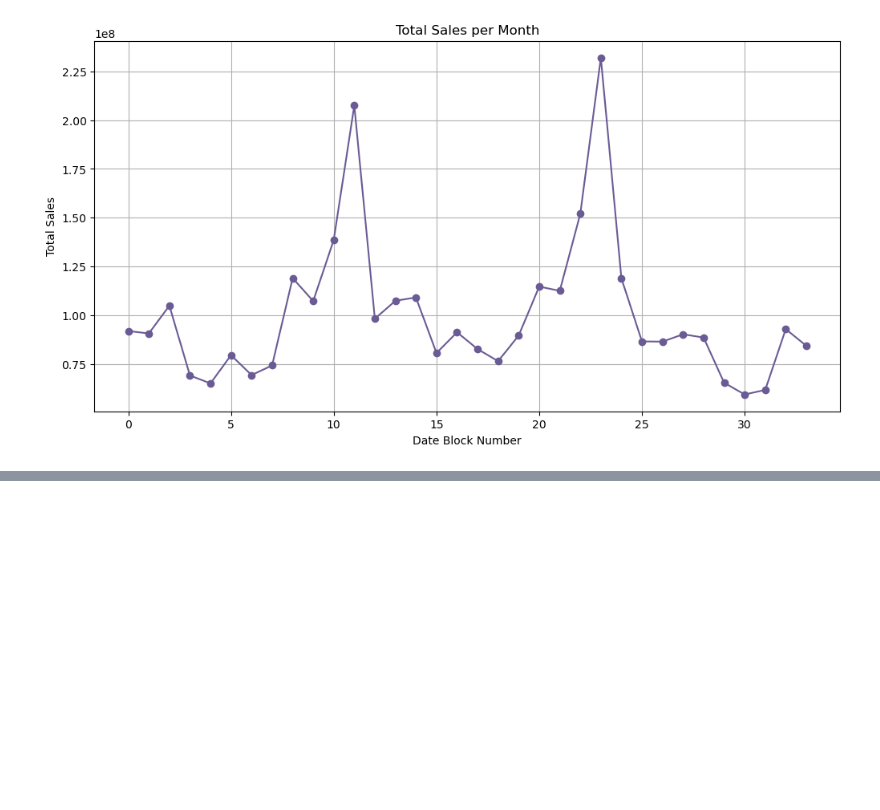
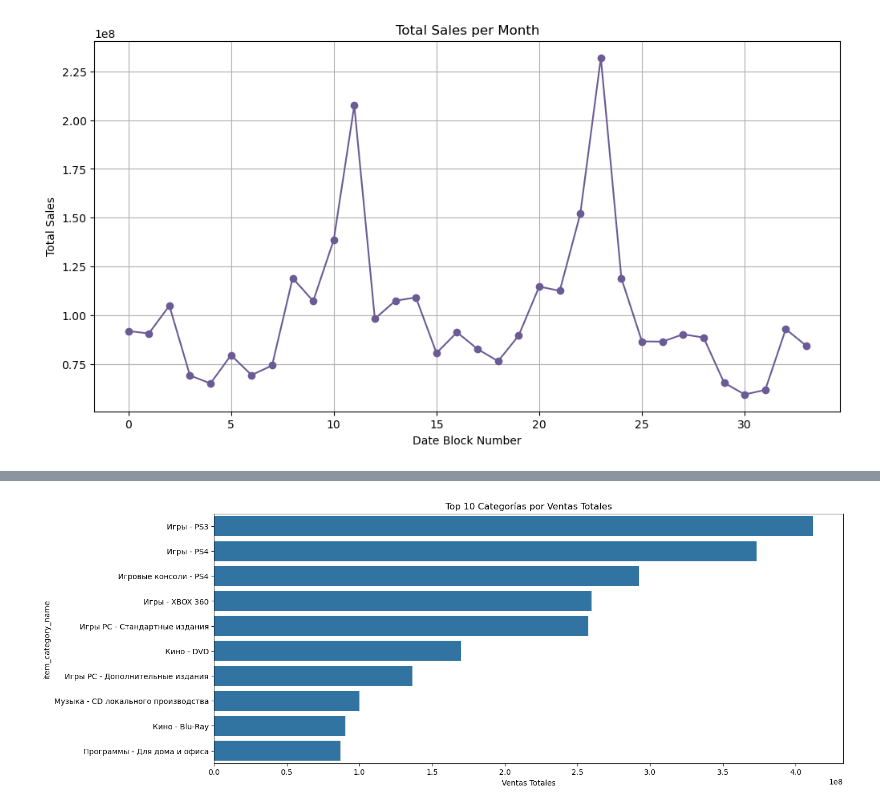
Before and after one commit to davescudero/PDT02, a Jupyter notebook: notebooks/EDA.ipynb, the cells around one changed output, grey strips where cells are left out. Cells and saved outputs as stored; diff of their text form; code cells hidden in the pictures; blank space fills up the shorter version.

```diff
--- a/competencia_scope.ipynb
+++ b/notebooks/EDA.ipynb
@@ -454,0 +635,84 @@ Ventas totales por mes:
+# %%
+# 1. Análisis de Categorías
+
+# Cargar datos de categorías
+items_df = pd.read_csv("/Users/davidescudero/Documents/ITAM/PDT02/data/items.csv")
+item_categories_df = pd.read_csv("/Users/davidescudero/Documents/ITAM/PDT02/data/item_categories.csv")
+
+# Unir datos de ventas con información de categorías
+sales_with_categories = sales_train_df.merge(items_df, on='item_id', how='left')
+sales_with_categories = sales_with_categories.merge(item_categories_df, on='item_category_id', how='left')
+
+# Análisis por categoría
+category_analysis = sales_with_categories.groupby('item_category_name').agg({
+    'item_cnt_day': ['sum', 'mean', 'std'],
+    'item_price': ['mean', 'std'],
+    'total_sales': ['sum', 'mean']
+}).round(2)
+
+# Visualizar top 10 categorías por ventas totales
+plt.figure(figsize=(15, 6))
+top_categories = category_analysis['total_sales']['sum'].sort_values(ascending=False).head(10)
+sns.barplot(x=top_categories.values, y=top_categories.index)
+plt.title('Top 10 Categorías por Ventas Totales')
+plt.xlabel('Ventas Totales')
+plt.show()
+
+# 2. Análisis de Correlaciones
+# Crear features adicionales para el análisis de correlación
+sales_features = sales_train_df.copy()
+sales_features['month'] = sales_features['date'].dt.month
+sales_features['day_of_week'] = sales_features['date'].dt.dayofweek
+sales_features['day_of_month'] = sales_features['date'].dt.day
+
+# Calcular matriz de correlación
+correlation_matrix = sales_features[['item_cnt_day', 'item_price', 'total_sales',
+                                   'month', 'day_of_week', 'day_of_month',
+                                   'date_block_num']].corr()
+
+# Visualizar matriz de correlación
+plt.figure(figsize=(10, 8))
+sns.heatmap(correlation_matrix, annot=True, cmap='coolwarm', center=0)
+plt.title('Matriz de Correlación')
+plt.show()
+
+# 3. Feature Engineering Preliminar
+def create_time_features(df):
+    df = df.copy()
+    df['year'] = df['date'].dt.year
+    df['month'] = df['date'].dt.month
+    df['day_of_week'] = df['date'].dt.dayofweek
+    df['day_of_month'] = df['date'].dt.day
+    df['is_weekend'] = df['day_of_week'].isin([5, 6]).astype(int)
+    df['season'] = df['month'].map({1: 'Winter', 2: 'Winter', 3: 'Spring',
+                                   4: 'Spring', 5: 'Spring', 6: 'Summer',
+                                   7: 'Summer', 8: 'Summer', 9: 'Fall',
+                                   10: 'Fall', 11: 'Fall', 12: 'Winter'})
+    return df
+
+sales_with_features = create_time_features(sales_train_df)
+
+# Análisis de ventas por temporada
+seasonal_analysis = sales_with_features.groupby('season')['total_sales'].agg(['sum', 'mean', 'std']).round(2)
+print("\nAnálisis por Temporada:")
+print(seasonal_analysis)
+
+# 4. Análisis de Missing Values
+missing_values = sales_train_df.isnull().sum()
+print("\nValores Faltantes:")
+print(missing_values)
+
+# 5. Validación de Datos
+print("\nEstadísticas de Validación:")
+print("Registros con precios negativos:", len(sales_train_df[sales_train_df['item_price'] < 0]))
+print("Registros con cantidades negativas:", len(sales_train_df[sales_train_df['item_cnt_day'] < 0]))
+print("Rango de fechas:", sales_train_df['date'].min(), "a", sales_train_df['date'].max())
+
+# Resumen de hallazgos
+print("\nResumen de Hallazgos Adicionales:")
+print("1. Categorías más vendidas")
+print("2. Correlaciones principales encontradas")
+print("3. Patrones temporales identificados")
+print("4. Estado de los datos (missing values y validación)")
+# %% [output]
+[figure, added]
```
Also changed, not shown: parts of 7 cells of this notebook, 3 other files.
